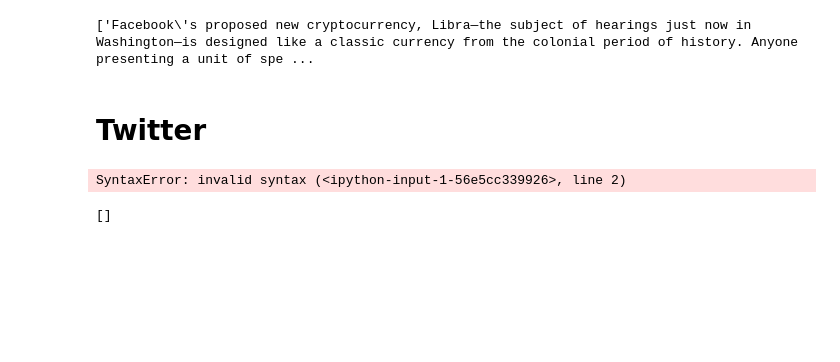
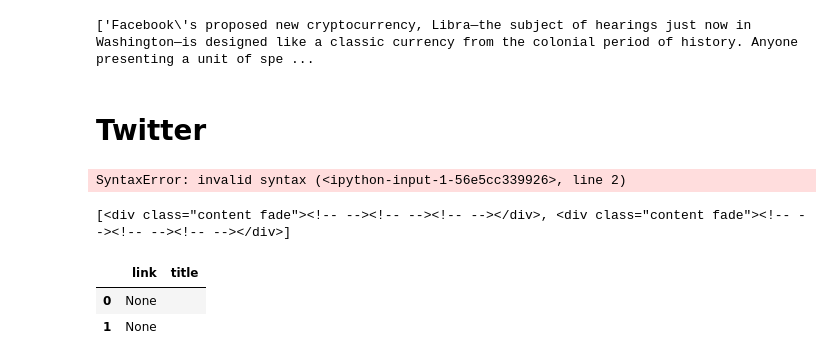
Before and after one commit to stock-price-sentiment/data-science, a Jupyter notebook: sentiment-webscraping.ipynb, the cells around one changed output. Saved outputs shown, nothing was run; the diff lists cells and outputs as text; code cells hidden in the pictures; blank space fills up the shorter version.

```diff
--- a/sentiment-webscraping.ipynb
+++ b/sentiment-webscraping.ipynb
@@ -107,11 +108,11 @@ import pandas as pd
 
 search = 'facebook'
 
-source = urlopen('https://www.cnn.com/search?q=' + search + '&size=10&category=business')
+source = urlopen('https://www.foxbusiness.com/search?q=' + search + '&ss=fb')
 soup = BeautifulSoup(source,'lxml')
 
 lst = []
-for i in soup.findAll('h3', {'class': "cnn-search__result-headline"}):
+for i in soup.findAll('div', {'class': "content"}):
     title = i.text
     link = i.get('a')
     link = i.get('href')
@@ -124,6 +125,12 @@ for i in soup.findAll('h3', {'class': "cnn-search__result-headline"}):
 
 df2 = pd.DataFrame.from_dict(lst)
 # %%
-print(soup.findAll('h3', {'class': "cnn-search__result-headline"}))
+print(soup.findAll('div', {'class': "content"}))
 # %% [output]
-[]
+[<div class="content fade"><!-- --><!-- --><!-- --></div>, <div class="content fade"><!-- --><!-- --><!-- --></div>]
+# %%
+df2
+# %% [output]
+|  | link | title |
+| 0 | None |  |
+| 1 | None |  |
```
Also changed, not shown: parts of 2 cells of this notebook.
